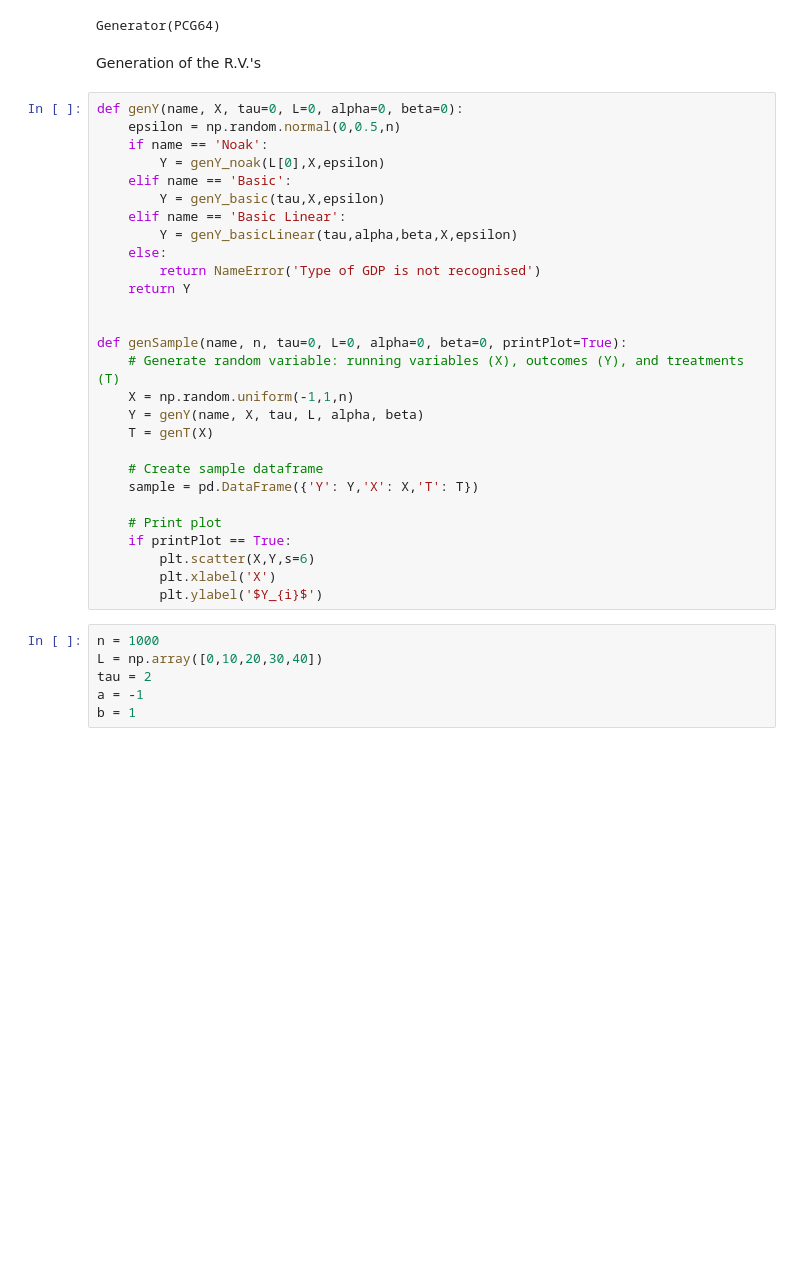
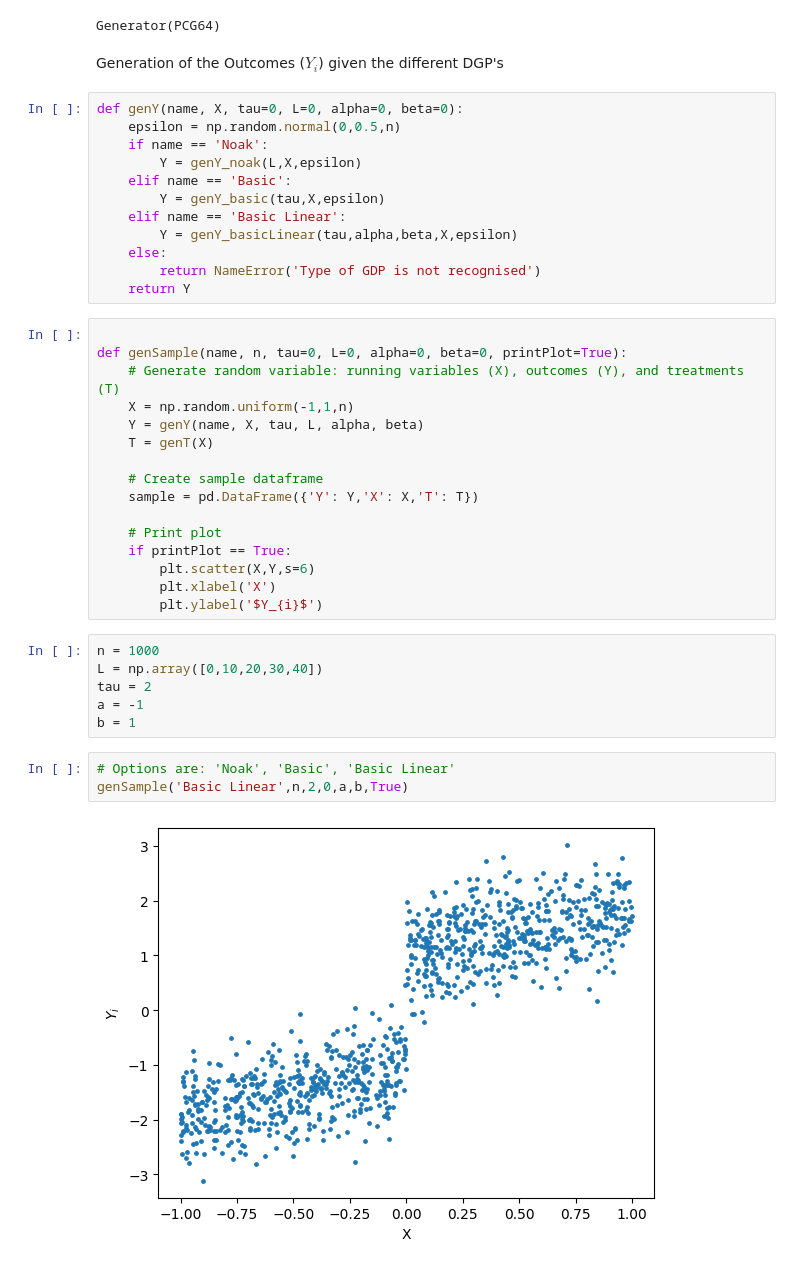
Before and after one commit to FranciscoPortilha/BSc2-Thesis---Robust-RDD, a Jupyter notebook: dev.ipynb, the cells around one changed output. Drawn from its saved outputs; the diff is of its cells as text; blank space fills up the shorter version.

```diff
--- a/dev.ipynb
+++ b/dev.ipynb
@@ -82,20 +123,20 @@ print(sd)
 # %% [output]
 Generator(PCG64)
 # %% [markdown]
-Generation of the R.V.'s
+Generation of the Outcomes ($Y_{i}$) given the different DGP's
+# %%
+def genY(name, X, tau=0, L=0, alpha=0, beta=0):
+    epsilon = np.random.normal(0,0.5,n)
+    if name == 'Noak':
+        Y = genY_noak(L,X,epsilon)
+    elif name == 'Basic':
+        Y = genY_basic(tau,X,epsilon)
+    elif name == 'Basic Linear':
+        Y = genY_basicLinear(tau,alpha,beta,X,epsilon)
+    else:
+        return NameError('Type of GDP is not recognised')
+    return Y
 # %%
-def genY(name, X, tau=0, L=0, alpha=0, beta=0):
-    epsilon = np.random.normal(0,0.5,n)
-    if name == 'Noak':
-        Y = genY_noak(L[0],X,epsilon)
-    elif name == 'Basic':
-        Y = genY_basic(tau,X,epsilon)
-    elif name == 'Basic Linear':
-        Y = genY_basicLinear(tau,alpha,beta,X,epsilon)
-    else:
-        return NameError('Type of GDP is not recognised')
-    return Y
-
 
 def genSample(name, n, tau=0, L=0, alpha=0, beta=0, printPlot=True):
     # Generate random variable: running variables (X), outcomes (Y), and treatments (T)
@@ -117,3 +158,8 @@ L = np.array([0,10,20,30,40])
 tau = 2
 a = -1
 b = 1
+# %%
+# Options are: 'Noak', 'Basic', 'Basic Linear'
+genSample('Basic Linear',n,2,0,a,b,True)
+# %% [output]
+[figure, added]
```
Also changed, not shown: parts of 8 cells of this notebook.
